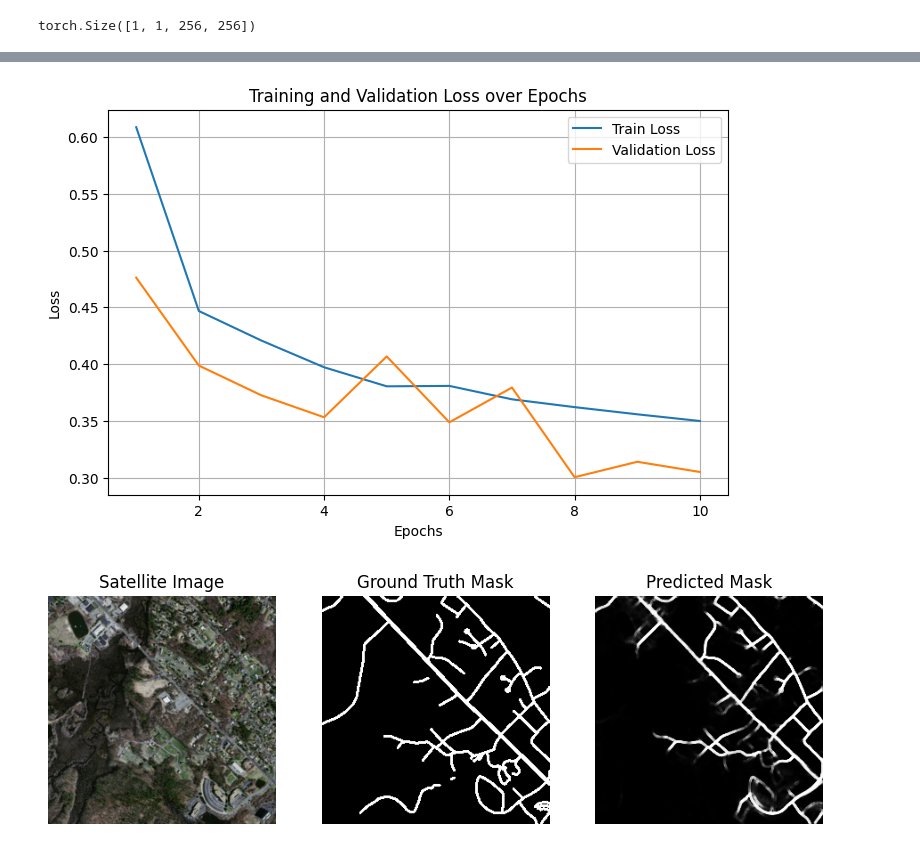
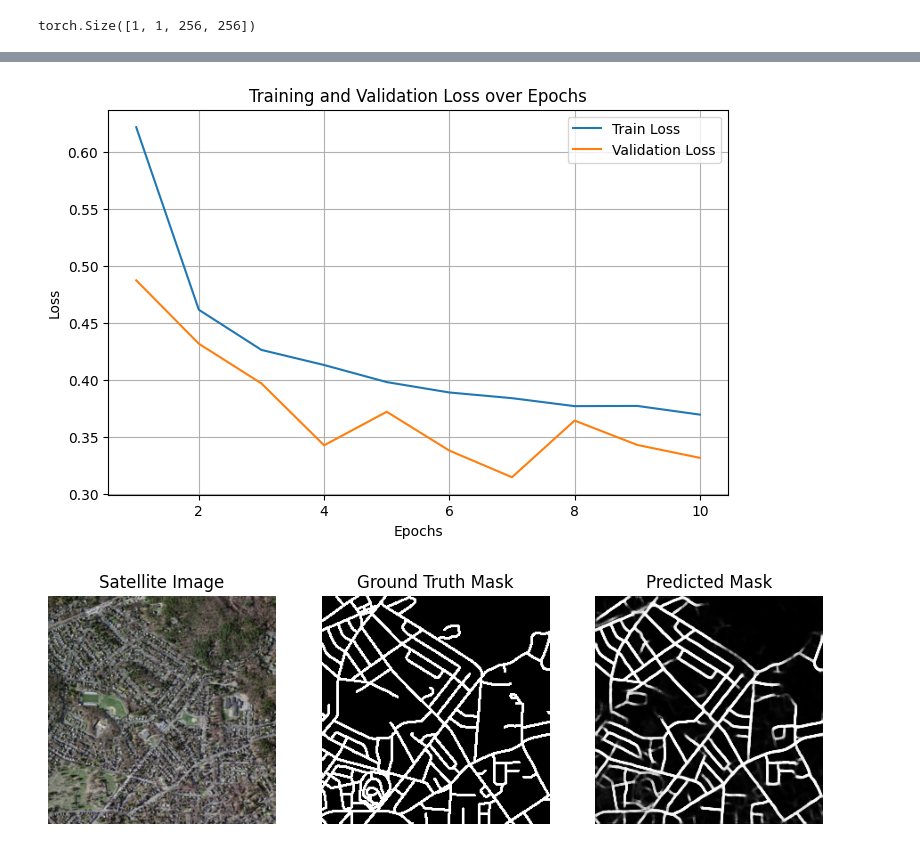
Before and after one commit to teohyc/satellite_road_seg, a Jupyter notebook: road_seg_code.ipynb, the cells around one changed output, grey strips where cells are left out. Drawn from its saved outputs; the diff is of its cells as text; code cells hidden in the pictures.

Commit message:
data augmentation and dropout

```diff
--- a/road_seg_code.ipynb
+++ b/road_seg_code.ipynb
@@ -85,17 +87,41 @@ for i, idx in enumerate(range(5)):
 [figure]
 [figure]
 [figure]
+# %%
+#data augmentation for same transform on image and mask
+
+class Augment:
+    def __call__(self, image, mask):
+
+        #random h flip
+        if random.random() > 0.5:
+            image = TF.hflip(image)
+            mask = TF.hflip(mask)
+
+        #random v flip
+        if random.random() > 0.5:
+            image = TF.vflip(image)
+            mask = TF.vflip(mask)
+
+        #random rotation 90 degree
+        if random.random() > 0.5:
+            angle = random.choice([90, 180, 270])
+            image = TF.rotate(image, angle)
+            mask = TF.rotate(mask, angle)
+
+        return image, mask
 # %%
 #declare a class for the dataset to be used in dataloader
 
 class RoadDataset(Dataset):
 
-    def __init__(self, image_dir, mask_dir, transform=None):
+    def __init__(self, image_dir, mask_dir, transform=None, augment=None):
         self.image_dir = image_dir
         self.mask_dir = mask_dir
         self.image_files = sorted(os.listdir(image_dir))
         self.mask_files = sorted(os.listdir(mask_dir))
         self.transform = transform
+        self.augment = augment
 
     def __len__(self):
         return len(self.image_files)
@@ -107,6 +133,9 @@ class RoadDataset(Dataset):
         image = Image.open(img_path).convert("RGB")
         mask = Image.open(mask_path).convert("L") #grayscale
 
+        if self.augment:
+            image, mask = self.augment(image, mask)
+
         if self.transform:
             image = self.transform(image)
             mask = self.transform(mask)
@@ -127,9 +156,10 @@ train_image_dir = "./MA_road_data/tiff/train2"
 train_mask_dir = "./MA_road_data/tiff/train_labels2"
 val_image_dir = "./MA_road_data/tiff/val"
 val_mask_dir = "./MA_road_data/tiff/val_labels"
+augment = Augment()
 
 #create dataset
-train_dataset = RoadDataset(train_image_dir, train_mask_dir, transform=transform)
+train_dataset = RoadDataset(train_image_dir, train_mask_dir, transform=transform, augment=augment)
 val_dataset = RoadDataset(val_image_dir, val_mask_dir, transform=transform)
 
 #dataloader
@@ -168,7 +198,8 @@ class ConvBlock(nn.Module):
             nn.ReLU(inplace=True),
             nn.Conv2d(out_channels, out_channels, kernel_size=3, padding=1),
             nn.BatchNorm2d(out_channels),
-            nn.ReLU(inplace=True)
+            nn.ReLU(inplace=True),
+            nn.Dropout(0.3) #dropout 30%
         )
 
     def forward(self, x):
@@ -373,7 +404,7 @@ plt.legend()
 plt.grid(True)
 plt.show()
 # %% [output]
-[figure, old version]
+[figure, new version]
 # %%
 #visualise prediction
 
@@ -404,6 +435,6 @@ def visualise_prediction(model, dataset, index, device='cuda'):
 
     plt.show()
 # %%
-visualise_prediction(model, val_dataset, index=9)
+visualise_prediction(model, val_dataset, index=12)
 # %% [output]
-[figure, old version]
+[figure, new version]
```
Also changed, not shown: parts of 3 cells of this notebook, 1 other file.
